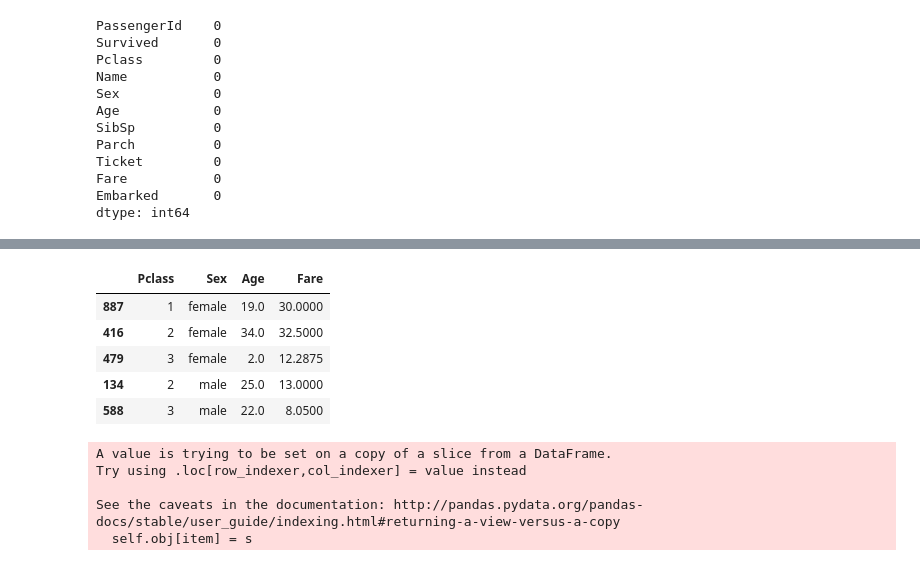
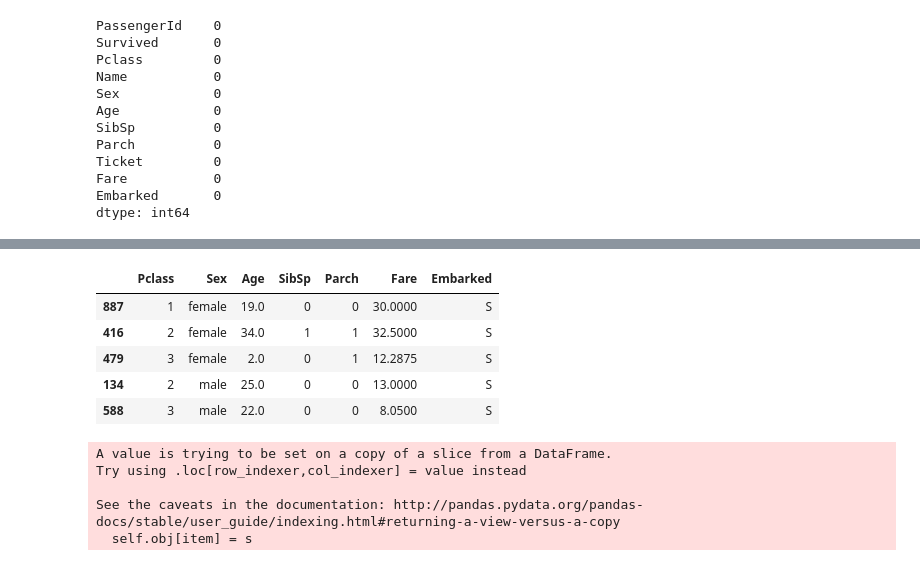
Before and after one commit to Damosm/Brief_Projet_Titanic, a Jupyter notebook: Brief_projet_titanic.ipynb, the cells around one changed output, grey strips where cells are left out. Saved outputs shown, nothing was run; the diff lists cells and outputs as text; code cells hidden in the pictures.

```diff
--- a/Brief_projet_titanic.ipynb
+++ b/Brief_projet_titanic.ipynb
@@ -56,6 +57,7 @@ train.shape
 # %%
 train['Embarked'].fillna('S', inplace=True)
 test['Embarked'].fillna('S', inplace=True)
+test['Fare'].fillna('50.00', inplace=True)
 # %%
 train.isna().sum()
 # %% [output]
@@ -127,18 +129,21 @@ train.head(10)
 train.to_csv(r'C:\Users\utilisateur\Documents\Mlearning\Brief_Projet_Titanic\titanic\train_modifie.csv', index = False)
 # %%
 y = train['Survived']
-X = train.drop(['Survived','Name','Ticket','PassengerId','SibSp','Parch','Embarked'], axis=1)
+# X = train.drop(['Survived','Name','Ticket','PassengerId','SibSp','Parch','Embarked'], axis=1)
+
+X = train.drop(['Survived','Name','Ticket','PassengerId'], axis=1)
+test = test.drop(['Name','Ticket','PassengerId'], axis=1)
 
 X_train, X_test, y_train, y_test = train_test_split(X, y, test_size=0.20, random_state=5)
 
 X_train.head()
 # %% [output]
-|  | Pclass | Sex | Age | Fare |
-| 887 | 1 | female | 19.0 | 30.0000 |
-| 416 | 2 | female | 34.0 | 32.5000 |
-| 479 | 3 | female | 2.0 | 12.2875 |
-| 134 | 2 | male | 25.0 | 13.0000 |
-| 588 | 3 | male | 22.0 | 8.0500 |
+|  | Pclass | Sex | Age | SibSp | Parch | Fare | Embarked |
+| 887 | 1 | female | 19.0 | 0 | 0 | 30.0000 | S |
+| 416 | 2 | female | 34.0 | 1 | 1 | 32.5000 | S |
+| 479 | 3 | female | 2.0 | 0 | 1 | 12.2875 | S |
+| 134 | 2 | male | 25.0 | 0 | 0 | 13.0000 | S |
+| 588 | 3 | male | 22.0 | 0 | 0 | 8.0500 | S |
 # %%
 # encoder1 = OneHotEncoder()
 # X_train['Embarked'] = encoder1.fit_transform(X_train[['Embarked']] )
```
Also changed, not shown: parts of 30 cells of this notebook, 1 other file.
